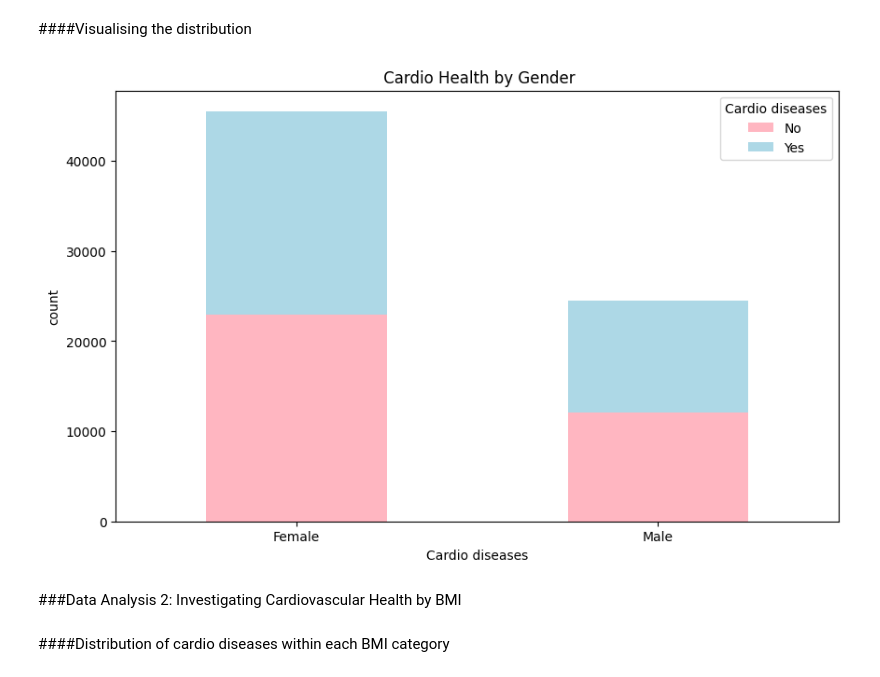
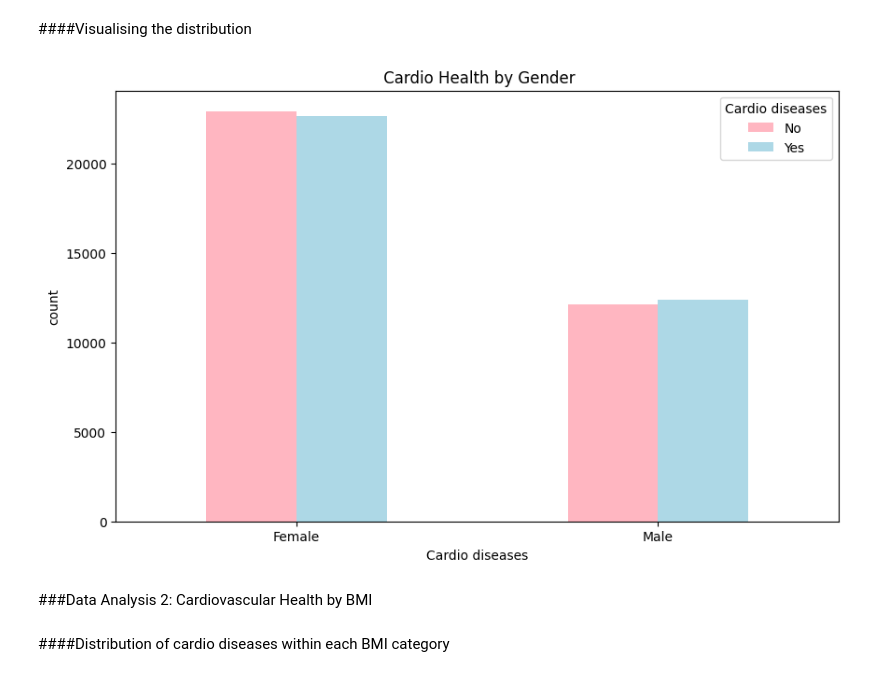
Before and after one commit to w21280485/assignment_a2_2, a Jupyter notebook: Code_Development_Notebook.ipynb, the cells around one changed output. Cells and saved outputs as stored; diff of their text form; code cells hidden in the pictures.

```diff
--- a/Code_Development_Notebook.ipynb
+++ b/Code_Development_Notebook.ipynb
@@ -316,21 +332,21 @@ cardio_gender_counts
 # %%
 # Import library
 import matplotlib.pyplot as plt
 
-# Create a stacked bar chart
-cardio_gender_counts.plot(kind='bar', stacked=True, figsize=(10, 6), color=('lightpink','lightblue'))
+# Create a group bar chart
+cardio_gender_counts.plot(kind='bar', figsize=(10, 6), color=('lightpink','lightblue'))
 plt.title(' Cardio Health by Gender')
 plt.xlabel('Cardio diseases')
 plt.ylabel('count')
 plt.xticks(rotation=0)
 plt.legend(title='Cardio diseases')
 
 # Display the plot
 plt.show()
 # %% [output]
-[figure, old version]
+[figure, new version]
 # %% [markdown]
-###Data Analysis 2: Investigating Cardiovascular Health by BMI
+###Data Analysis 2: Cardiovascular Health by BMI
 # %% [markdown]
 ####Distribution of cardio diseases within each BMI category
 # %%
```
Also changed, not shown: parts of 18 cells of this notebook.
